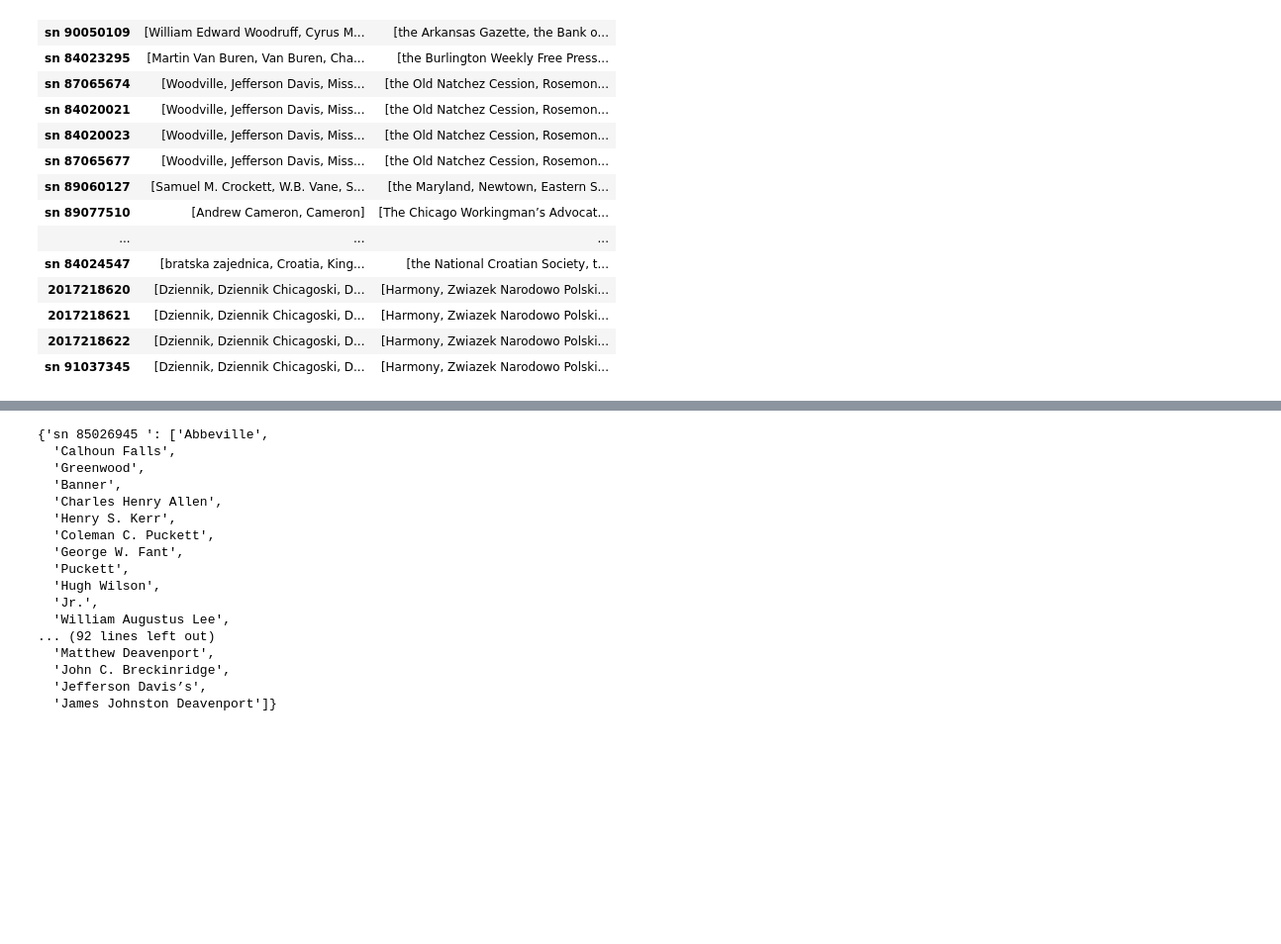
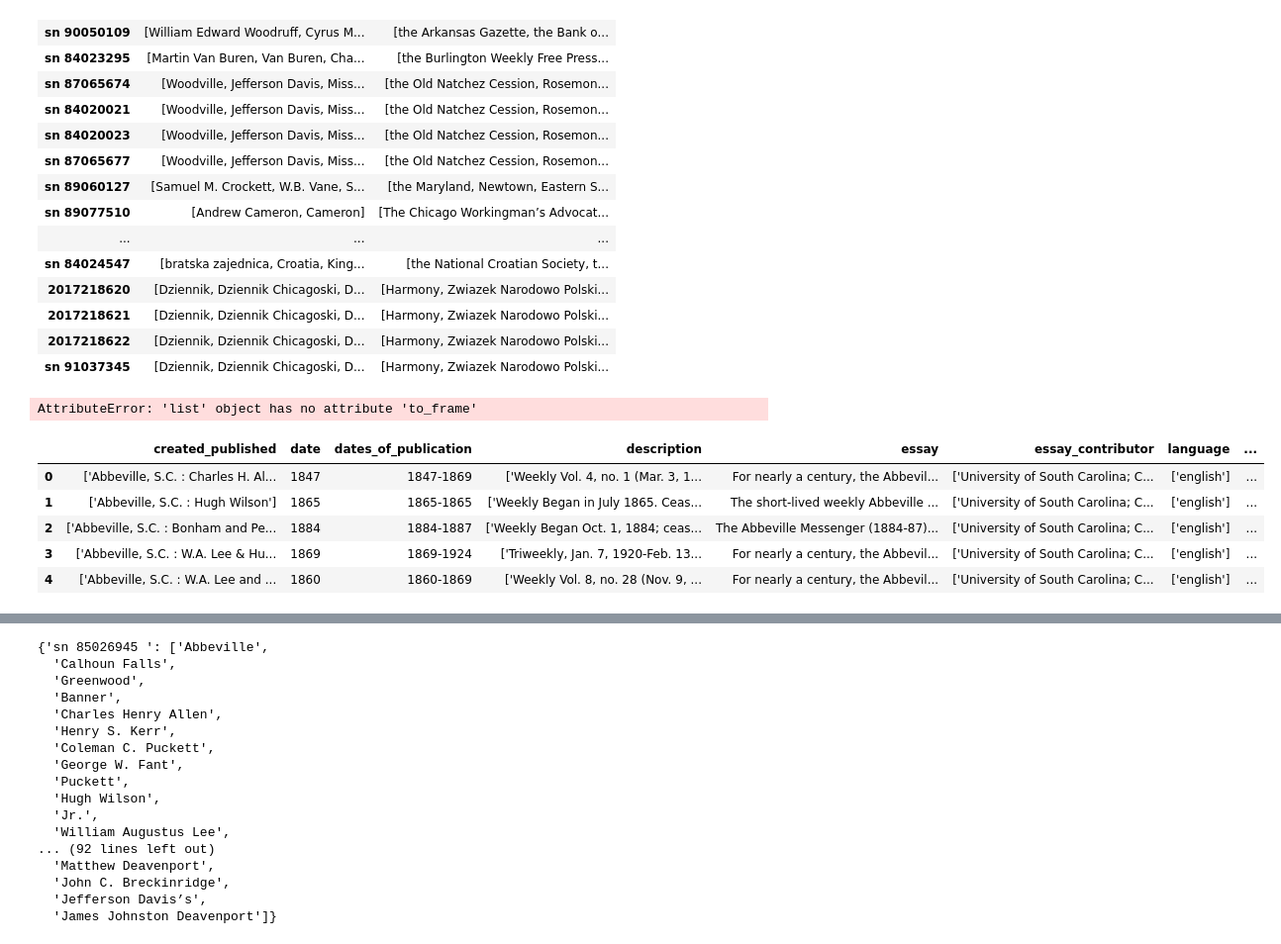
Before and after one commit to danieljohnevans/chronamdatasets, a Jupyter notebook: analysis.ipynb, the cells around one changed output, grey strips where cells are left out. Shown: that part at 99% size. Saved outputs shown, nothing was run; the diff lists cells and outputs as text; code cells hidden in the pictures; blank space fills up the shorter version.

```diff
--- a/analysis.ipynb
+++ b/analysis.ipynb
@@ -225,2 +256,15 @@ ppl_df.tail(50)
+# %%
+df_cd = pd.merge(df, ppl_df, how='inner', left_on = 'raw_lccn', right_index=True)
+# %% [output]
+AttributeError: 'list' object has no attribute 'to_frame'
+# %%
+result.head()
+# %% [output]
+|  | created_published | date | dates_of_publication | description | essay | essay_contributor | language | ... |
+| 0 | ['Abbeville, S.C. : Charles H. Al... | 1847 | 1847-1869 | ['Weekly Vol. 4, no. 1 (Mar. 3, 1... | For nearly a century, the Abbevil... | ['University of South Carolina; C... | ['english'] | ... |
+| 1 | ['Abbeville, S.C. : Hugh Wilson'] | 1865 | 1865-1865 | ['Weekly Began in July 1865. Ceas... | The short-lived weekly Abbeville ... | ['University of South Carolina; C... | ['english'] | ... |
+| 2 | ['Abbeville, S.C. : Bonham and Pe... | 1884 | 1884-1887 | ['Weekly Began Oct. 1, 1884; ceas... | The Abbeville Messenger (1884-87)... | ['University of South Carolina; C... | ['english'] | ... |
+| 3 | ['Abbeville, S.C. : W.A. Lee & Hu... | 1869 | 1869-1924 | ['Triweekly, Jan. 7, 1920-Feb. 13... | For nearly a century, the Abbevil... | ['University of South Carolina; C... | ['english'] | ... |
+| 4 | ['Abbeville, S.C. : W.A. Lee and ... | 1860 | 1860-1869 | ['Weekly Vol. 8, no. 28 (Nov. 9, ... | For nearly a century, the Abbevil... | ['University of South Carolina; C... | ['english'] | ... |
 # %%
 ppl_df.head(3)
```
Also changed, not shown: parts of 11 cells of this notebook, 1 other file.
